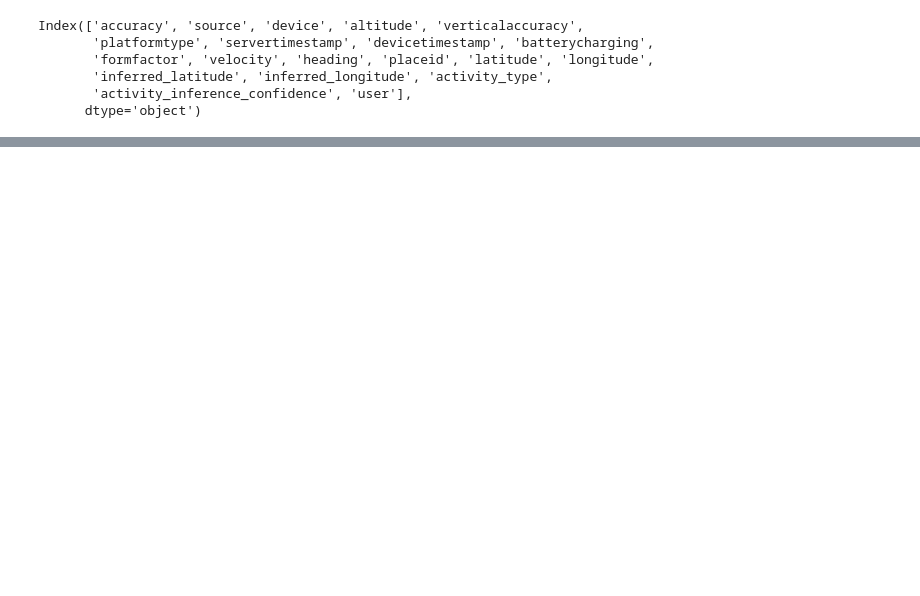
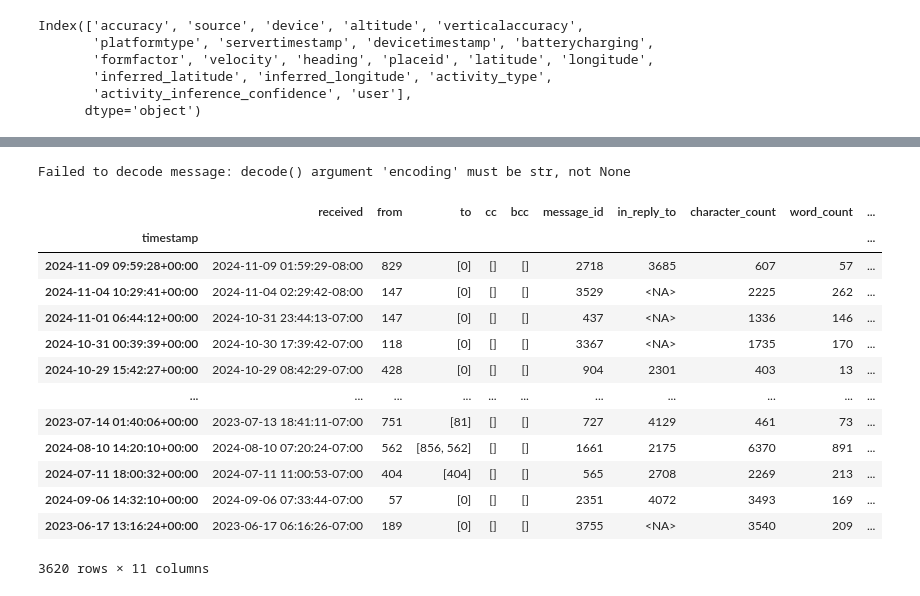
Before and after one commit to rantahar/NRSE2025, a Jupyter notebook: location_to_map.ipynb, the cells around one changed output, grey strips where cells are left out. Saved outputs shown, nothing was run; the diff lists cells and outputs as text; code cells hidden in the pictures; blank space fills up the shorter version.

```diff
--- a/location_to_map.ipynb
+++ b/location_to_map.ipynb
@@ -65,3 +58,25 @@ for _, row in locations.iterrows():
 mymap
 # %% [output]
 [interactive output not drawn]
+# %%
+mail_data = niimpy.reading.google_takeout.email_activity(
+    "takeout-20241111T082655Z-001.zip",
+    start_date = pandas.to_datetime("2022-10-01", utc=True),
+)
+mail_data
+# %% [output]
+Failed to decode message: decode() argument 'encoding' must be str, not None
+|  | received | from | to | cc | bcc | message_id | in_reply_to | character_count | word_count | ... |
+| timestamp |  |  |  |  |  |  |  |  |  | ... |
+| 2024-11-09 09:59:28+00:00 | 2024-11-09 01:59:29-08:00 | 829 | [0] | [] | [] | 2718 | 3685 | 607 | 57 | ... |
+| 2024-11-04 10:29:41+00:00 | 2024-11-04 02:29:42-08:00 | 147 | [0] | [] | [] | 3529 | <NA> | 2225 | 262 | ... |
+| 2024-11-01 06:44:12+00:00 | 2024-10-31 23:44:13-07:00 | 147 | [0] | [] | [] | 437 | <NA> | 1336 | 146 | ... |
+| 2024-10-31 00:39:39+00:00 | 2024-10-30 17:39:42-07:00 | 118 | [0] | [] | [] | 3367 | <NA> | 1735 | 170 | ... |
+| 2024-10-29 15:42:27+00:00 | 2024-10-29 08:42:29-07:00 | 428 | [0] | [] | [] | 904 | 2301 | 403 | 13 | ... |
+| ... | ... | ... | ... | ... | ... | ... | ... | ... | ... | ... |
+| 2023-07-14 01:40:06+00:00 | 2023-07-13 18:41:11-07:00 | 751 | [81] | [] | [] | 727 | 4129 | 461 | 73 | ... |
+| 2024-08-10 14:20:10+00:00 | 2024-08-10 07:20:24-07:00 | 562 | [856, 562] | [] | [] | 1661 | 2175 | 6370 | 891 | ... |
+| 2024-07-11 18:00:32+00:00 | 2024-07-11 11:00:53-07:00 | 404 | [404] | [] | [] | 565 | 2708 | 2269 | 213 | ... |
+| 2024-09-06 14:32:10+00:00 | 2024-09-06 07:33:44-07:00 | 57 | [0] | [] | [] | 2351 | 4072 | 3493 | 169 | ... |
+| 2023-06-17 13:16:24+00:00 | 2023-06-17 06:16:26-07:00 | 189 | [0] | [] | [] | 3755 | <NA> | 3540 | 209 | ... |
+3620 rows × 11 columns
```
Also changed, not shown: parts of 9 cells of this notebook.
